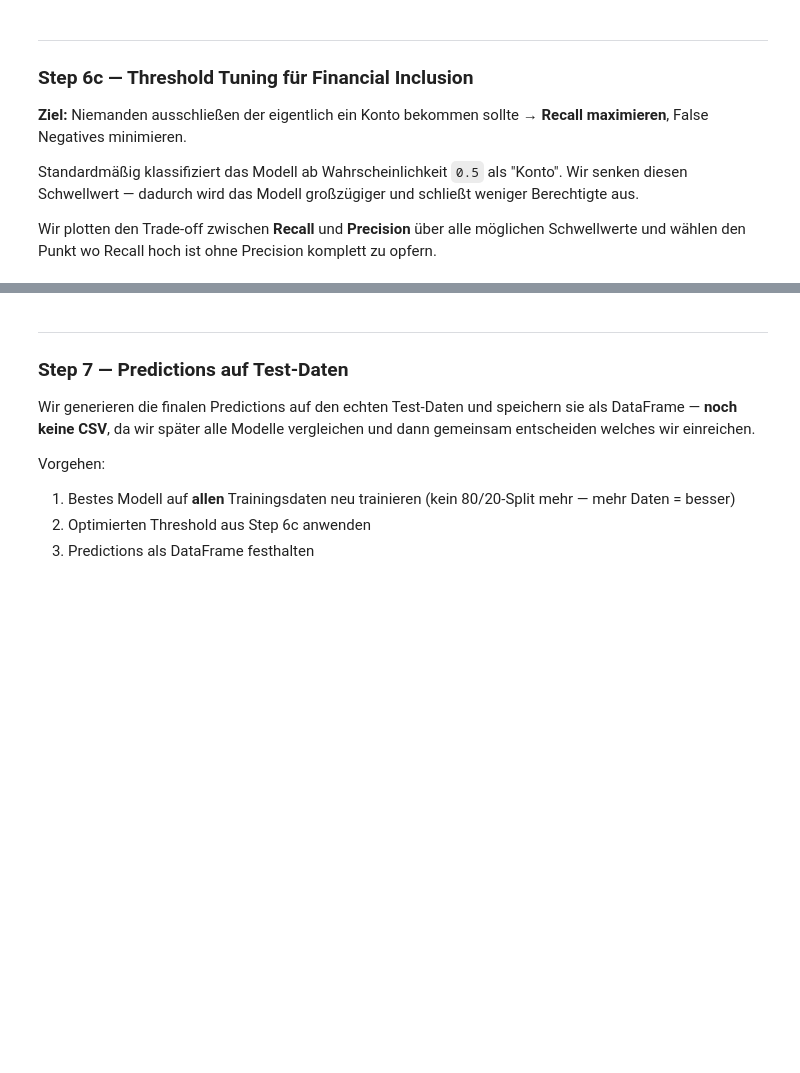
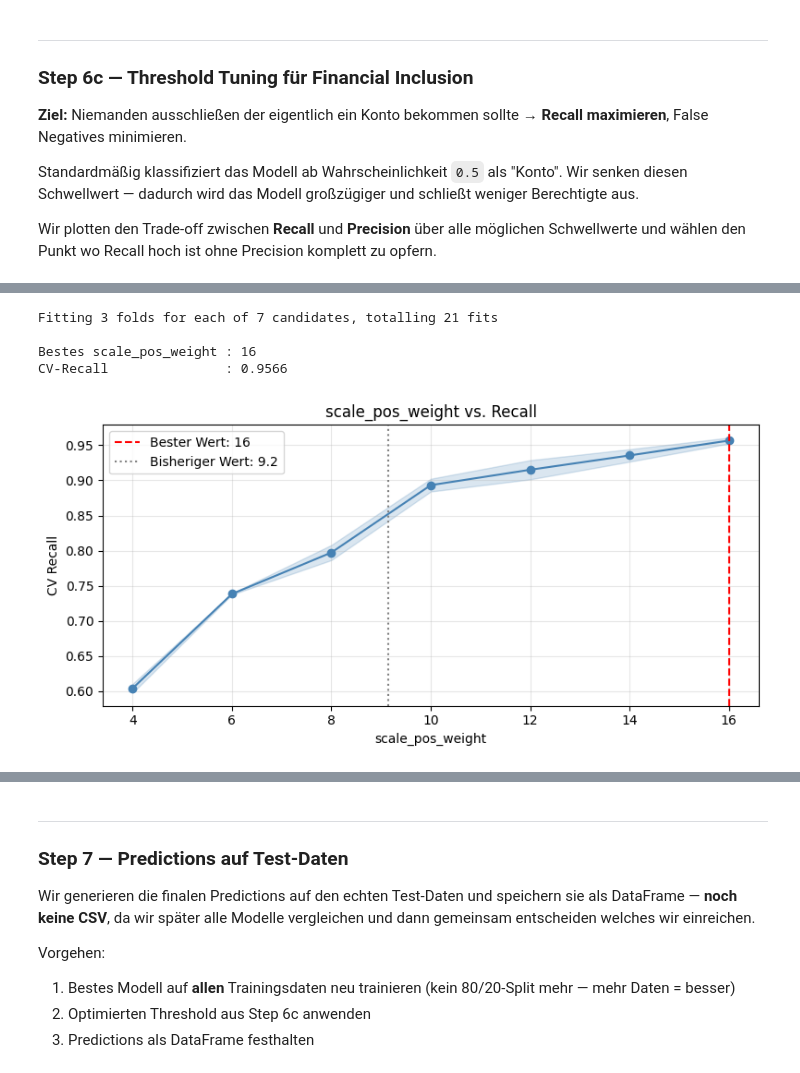
Before and after one commit to Walter806/NF-ML-Project-Group-0, a Jupyter notebook: 260319-Model_XGBoost-EB.ipynb, the cells around one changed output, grey strips where cells are left out. Saved outputs shown, nothing was run; the diff lists cells and outputs as text; code cells hidden in the pictures; blank space fills up the shorter version.

```diff
--- a/260319-Model_XGBoost-EB.ipynb
+++ b/260319-Model_XGBoost-EB.ipynb
@@ -454,0 +506,49 @@ weighted avg       0.87      0.79      0.81      4705
+# %%
+spw_grid = {
+    'scale_pos_weight': [4, 6, 8, 10, 12, 14, 16],
+}
+
+spw_search = GridSearchCV(
+    estimator=XGBClassifier(
+        **{k: v for k, v in rand_search.best_params_.items()},
+        eval_metric='auc',
+        random_state=RANDOM_STATE,
+    ),
+    param_grid=spw_grid,
+    scoring='recall',
+    cv=3,
+    n_jobs=-1,
+    verbose=1,
+)
+
+spw_search.fit(X_train, y_train)
+
+best_spw = spw_search.best_params_['scale_pos_weight']
+print(f'\nBestes scale_pos_weight : {best_spw}')
+print(f'CV-Recall               : {spw_search.best_score_:.4f}')
+
+# Vergleich über alle getesteten Werte
+cv_results = pd.DataFrame(spw_search.cv_results_)
+plt.figure(figsize=(8, 4))
+plt.plot(spw_grid['scale_pos_weight'], cv_results['mean_test_score'], marker='o', color='steelblue')
+plt.fill_between(
+    spw_grid['scale_pos_weight'],
+    cv_results['mean_test_score'] - cv_results['std_test_score'],
+    cv_results['mean_test_score'] + cv_results['std_test_score'],
+    alpha=0.2, color='steelblue'
+)
+plt.axvline(best_spw, color='red', linestyle='--', label=f'Bester Wert: {best_spw}')
+plt.axvline(scale_pos_weight, color='grey', linestyle=':', label=f'Bisheriger Wert: {scale_pos_weight:.1f}')
+plt.xlabel('scale_pos_weight')
+plt.ylabel('CV Recall')
+plt.title('scale_pos_weight vs. Recall')
+plt.legend()
+plt.grid(alpha=0.3)
+plt.tight_layout()
+plt.show()
+# %% [output]
+Fitting 3 folds for each of 7 candidates, totalling 21 fits
+
+Bestes scale_pos_weight : 16
+CV-Recall               : 0.9566
+[figure, added]
```
Also changed, not shown: parts of 16 cells of this notebook, 1 other file.
